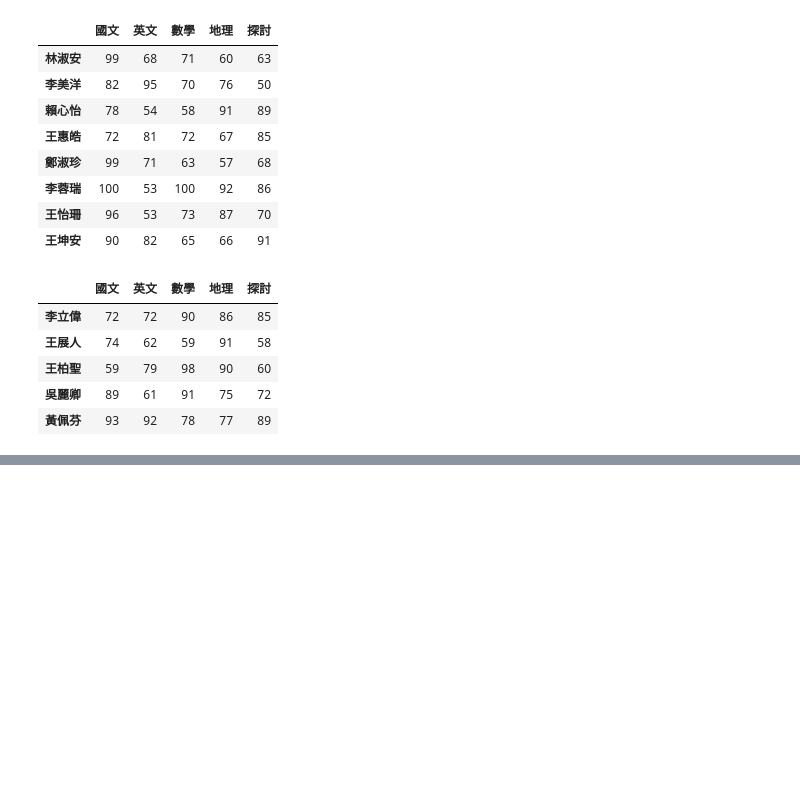
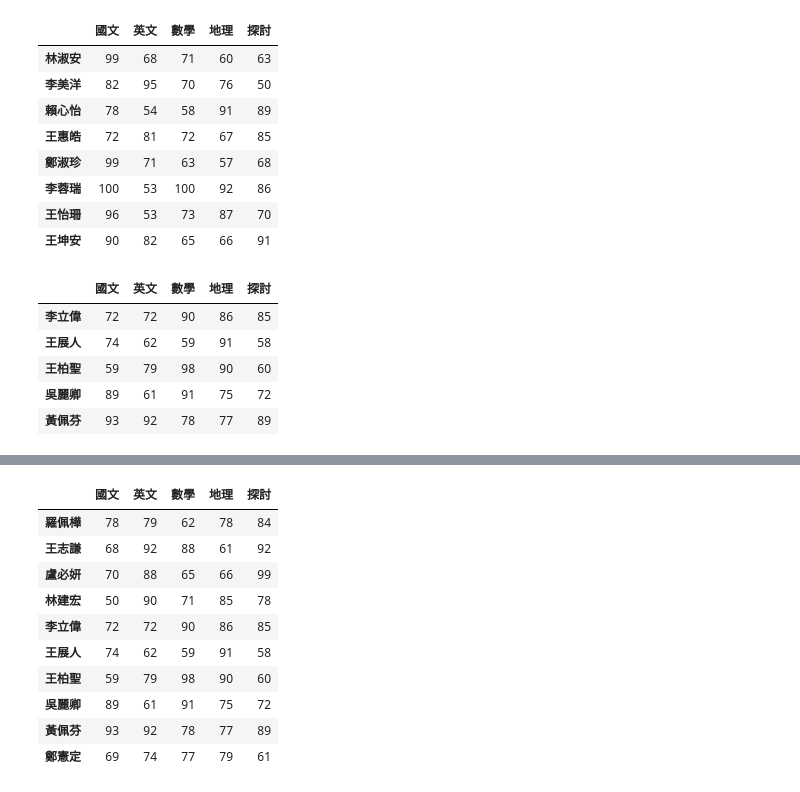
Before and after one commit to minyi-114/python_analysis, a Jupyter notebook: lesson5_4.ipynb, the cells around one changed output, grey strips where cells are left out. Cells and saved outputs as stored; diff of their text form; code cells hidden in the pictures; blank space fills up the shorter version.

```diff
--- a/lesson5_4.ipynb
+++ b/lesson5_4.ipynb
@@ -116,3 +116,6 @@ df.iloc[4:9]
 | 王柏聖 | 59 | 79 | 98 | 90 | 60 |
 | 吳麗卿 | 89 | 61 | 91 | 75 | 72 |
 | 黃佩芬 | 93 | 92 | 78 | 77 | 89 |
+# %%
+df.loc['王志謙','地理'] = 61
+df.head()
@@ -118,0 +129,14 @@ df.iloc[4:9]
+# %%
+df[:10]
+# %% [output]
+|  | 國文 | 英文 | 數學 | 地理 | 探討 |
+| 羅佩樺 | 78 | 79 | 62 | 78 | 84 |
+| 王志謙 | 68 | 92 | 88 | 61 | 92 |
+| 盧必妍 | 70 | 88 | 65 | 66 | 99 |
+| 林建宏 | 50 | 90 | 71 | 85 | 78 |
+| 李立偉 | 72 | 72 | 90 | 86 | 85 |
+| 王展人 | 74 | 62 | 59 | 91 | 58 |
+| 王柏聖 | 59 | 79 | 98 | 90 | 60 |
+| 吳麗卿 | 89 | 61 | 91 | 75 | 72 |
+| 黃佩芬 | 93 | 92 | 78 | 77 | 89 |
+| 鄭憲定 | 69 | 74 | 77 | 79 | 61 |
```
Also changed, not shown: parts of 5 cells of this notebook.
